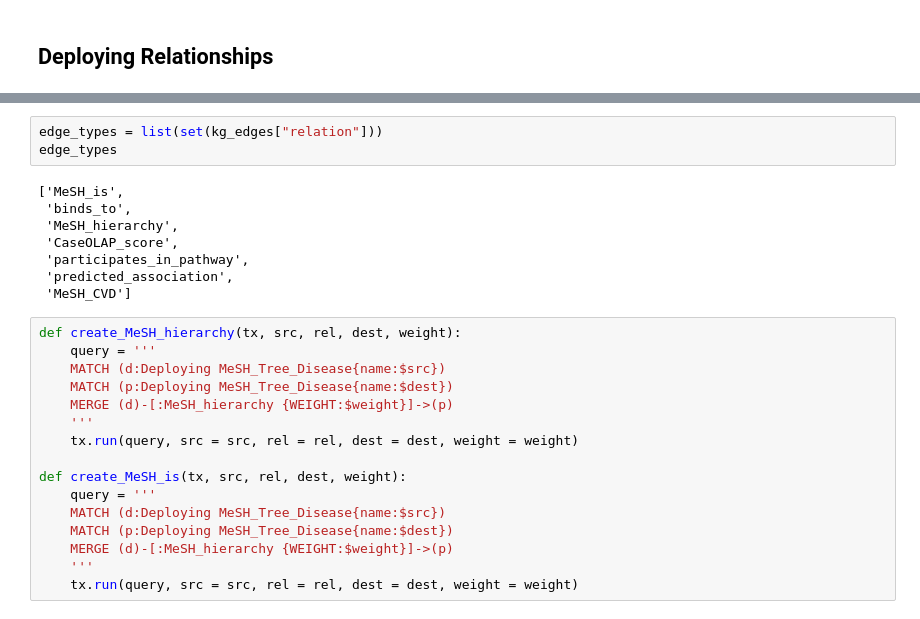
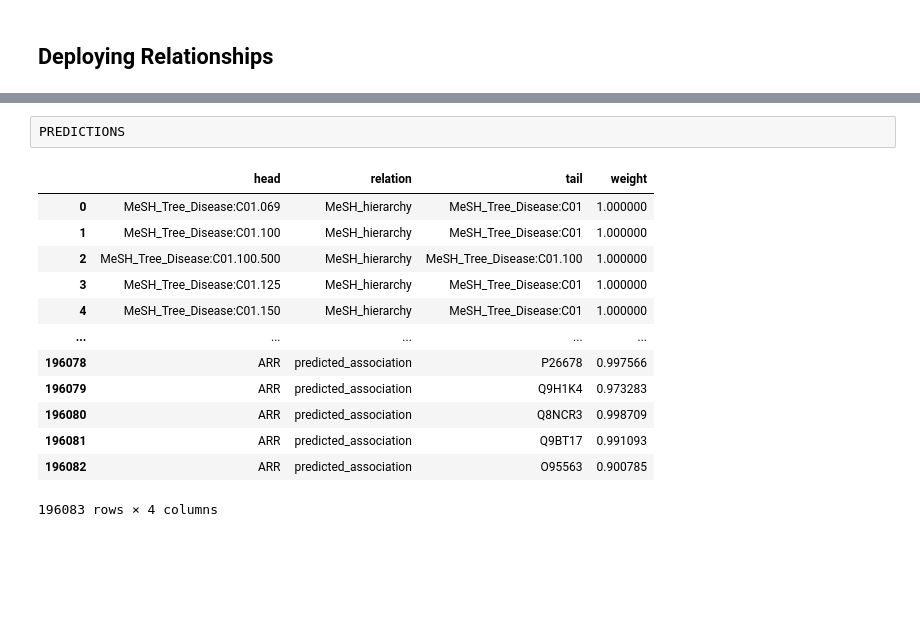
Before and after one commit to irsyadadam/caseolapLIFT_vis, a Jupyter notebook: kg_create/kg_create.ipynb, the cells around one changed output, grey strips where cells are left out. Cells and saved outputs as stored; diff of their text form; blank space fills up the shorter version.

```diff
--- a/kg_create/kg_create.ipynb
+++ b/kg_create/kg_create.ipynb
@@ -137,27 +190,16 @@ kg_edges[kg_edges["relation"] == "MeSH_is"]
-# %%
-edge_types = list(set(kg_edges["relation"]))
-edge_types
-# %% [output]
-['MeSH_is',
- 'binds_to',
- 'MeSH_hierarchy',
- 'CaseOLAP_score',
- 'participates_in_pathway',
- 'predicted_association',
- 'MeSH_CVD']
-# %%
-def create_MeSH_hierarchy(tx, src, rel, dest, weight):
-    query = '''
-    MATCH (d:Deploying MeSH_Tree_Disease{name:$src})
-    MATCH (p:Deploying MeSH_Tree_Disease{name:$dest})
-    MERGE (d)-[:MeSH_hierarchy {WEIGHT:$weight}]->(p)
-    '''
-    tx.run(query, src = src, rel = rel, dest = dest, weight = weight)
-
-def create_MeSH_is(tx, src, rel, dest, weight):
-    query = '''
-    MATCH (d:Deploying MeSH_Tree_Disease{name:$src})
-    MATCH (p:Deploying MeSH_Tree_Disease{name:$dest})
-    MERGE (d)-[:MeSH_hierarchy {WEIGHT:$weight}]->(p)
-    '''
-    tx.run(query, src = src, rel = rel, dest = dest, weight = weight)
+# %%
+PREDICTIONS
+# %% [output]
+|  | head | relation | tail | weight |
+| 0 | MeSH_Tree_Disease:C01.069 | MeSH_hierarchy | MeSH_Tree_Disease:C01 | 1.000000 |
+| 1 | MeSH_Tree_Disease:C01.100 | MeSH_hierarchy | MeSH_Tree_Disease:C01 | 1.000000 |
+| 2 | MeSH_Tree_Disease:C01.100.500 | MeSH_hierarchy | MeSH_Tree_Disease:C01.100 | 1.000000 |
+| 3 | MeSH_Tree_Disease:C01.125 | MeSH_hierarchy | MeSH_Tree_Disease:C01 | 1.000000 |
+| 4 | MeSH_Tree_Disease:C01.150 | MeSH_hierarchy | MeSH_Tree_Disease:C01 | 1.000000 |
+| ... | ... | ... | ... | ... |
+| 196078 | ARR | predicted_association | P26678 | 0.997566 |
+| 196079 | ARR | predicted_association | Q9H1K4 | 0.973283 |
+| 196080 | ARR | predicted_association | Q8NCR3 | 0.998709 |
+| 196081 | ARR | predicted_association | Q9BT17 | 0.991093 |
+| 196082 | ARR | predicted_association | O95563 | 0.900785 |
+196083 rows × 4 columns
```
Also changed, not shown: parts of 16 cells of this notebook, 5 other files.
